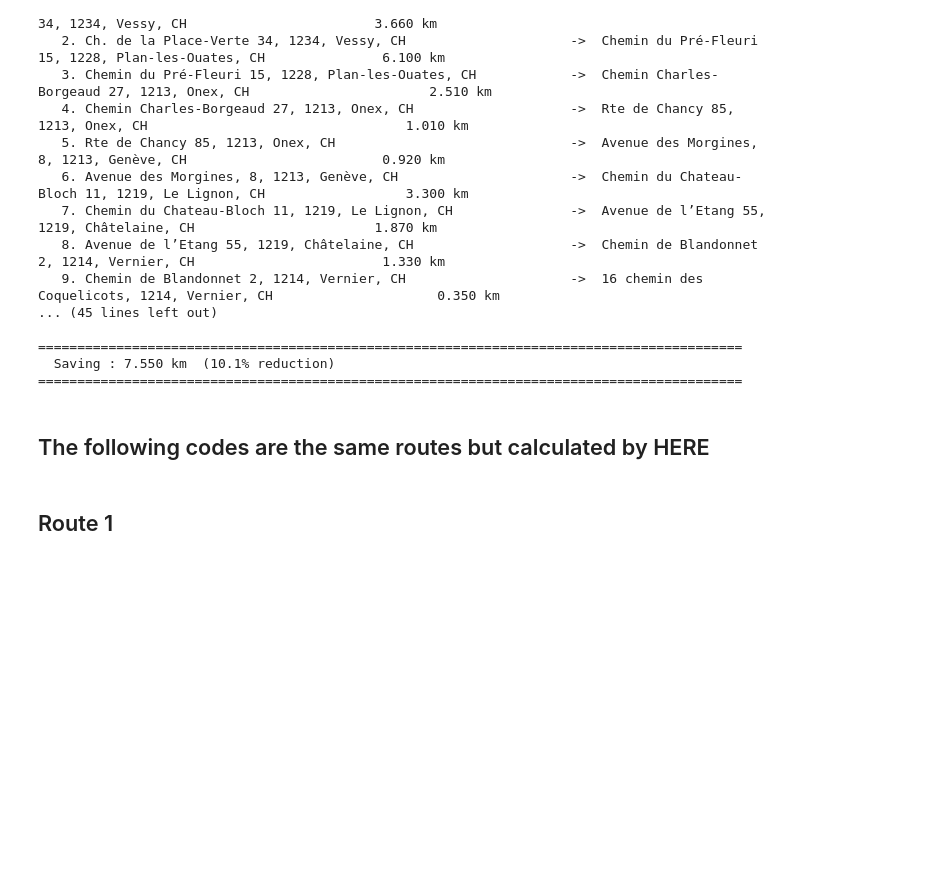
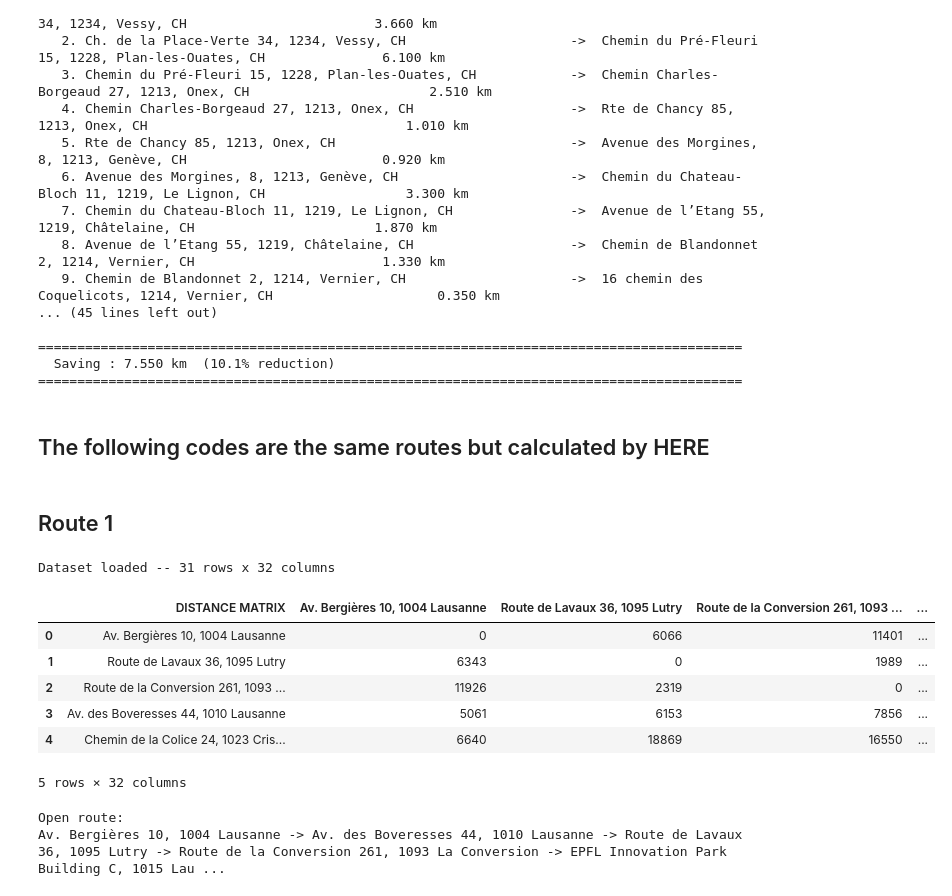
Before and after one commit to twillixa/SL, a Jupyter notebook: Main.ipynb, the cells around one changed output. Cells and saved outputs as stored; diff of their text form; code cells hidden in the pictures; blank space fills up the shorter version.

```diff
--- a/Main.ipynb
+++ b/Main.ipynb
@@ -1389,3 +1392,81 @@ ORIGINAL ROUTE
 ## The following codes are the same routes but calculated by HERE
 # %% [markdown]
 ## Route 1
+# %%
+df = pd.read_excel("distance_matrix_6.xlsx")
+print(f"Dataset loaded -- {df.shape[0]:,} rows x {df.shape[1]} columns")
+df.head()
+# %% [output]
+Dataset loaded -- 31 rows x 32 columns
+|  | DISTANCE MATRIX | Av. Bergières 10, 1004 Lausanne | Route de Lavaux 36, 1095 Lutry | Route de la Conversion 261, 1093 ... | ... |
+| 0 | Av. Bergières 10, 1004 Lausanne | 0 | 6066 | 11401 | ... |
+| 1 | Route de Lavaux 36, 1095 Lutry | 6343 | 0 | 1989 | ... |
+| 2 | Route de la Conversion 261, 1093 ... | 11926 | 2319 | 0 | ... |
+| 3 | Av. des Boveresses 44, 1010 Lausanne | 5061 | 6153 | 7856 | ... |
+| 4 | Chemin de la Colice 24, 1023 Cris... | 6640 | 18869 | 16550 | ... |
+5 rows × 32 columns
+# %%
+# ---------- Load distance matrix ----------
+file_path = "distance_matrix_6.xlsx"   # change this
+
+df = pd.read_excel("distance_matrix_6.xlsx", index_col=0)
+distance_matrix = df.to_numpy().tolist()
+locations = df.index.tolist()
+
+# ---------- Choose fixed start and end ----------
+start_node = 0   # change this
+end_node = len(distance_matrix) - 1   # change this
+
+data = {}
+data["distance_matrix"] = distance_matrix
+data["num_vehicles"] = 1
+data["starts"] = [start_node]
+data["ends"] = [end_node]
+
+manager = pywrapcp.RoutingIndexManager(
+    len(data["distance_matrix"]),
+    data["num_vehicles"],
+    data["starts"],
+    data["ends"]
+)
+
+routing = pywrapcp.RoutingModel(manager)
+
+def distance_callback(from_index, to_index):
+    from_node = manager.IndexToNode(from_index)
+    to_node = manager.IndexToNode(to_index)
+    return int(data["distance_matrix"][from_node][to_node])
+
+transit_callback_index = routing.RegisterTransitCallback(distance_callback)
+routing.SetArcCostEvaluatorOfAllVehicles(transit_callback_index)
+
+search_parameters = pywrapcp.DefaultRoutingSearchParameters()
+search_parameters.first_solution_strategy = (
+    routing_enums_pb2.FirstSolutionStrategy.PATH_CHEAPEST_ARC
+)
+search_parameters.local_search_metaheuristic = (
+    routing_enums_pb2.LocalSearchMetaheuristic.GUIDED_LOCAL_SEARCH
+)
+search_parameters.time_limit.seconds = 10
+
+solution = routing.SolveWithParameters(search_parameters)
+
+if solution:
+    index = routing.Start(0)
+    route = []
+
+    while not routing.IsEnd(index):
+        node = manager.IndexToNode(index)
+        route.append(locations[node])
+        previous_index = index
+        index = solution.Value(routing.NextVar(index))
+
+    route.append(locations[manager.IndexToNode(index)])
+
+    print("Open route:")
+    print(" -> ".join(route))
+else:
+    print("No solution found.")
+# %% [output]
+Open route:
+Av. Bergières 10, 1004 Lausanne -> Av. des Boveresses 44, 1010 Lausanne -> Route de Lavaux 36, 1095 Lutry -> Route de la Conversion 261, 1093 La Conversion -> EPFL Innovation Park Building C, 1015 Lau ...
```
Also changed, not shown: parts of 3 cells of this notebook.
